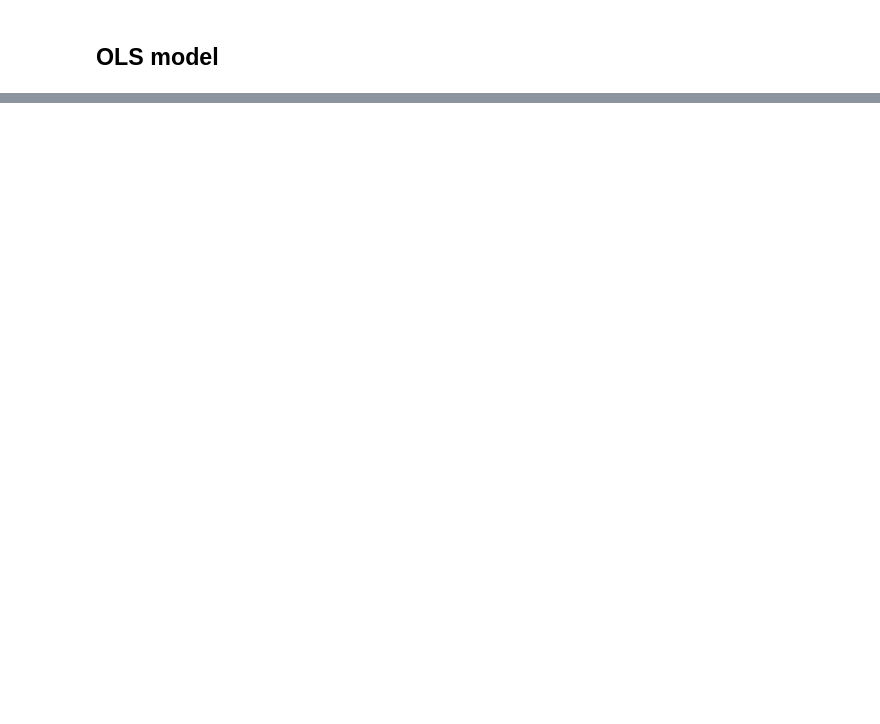
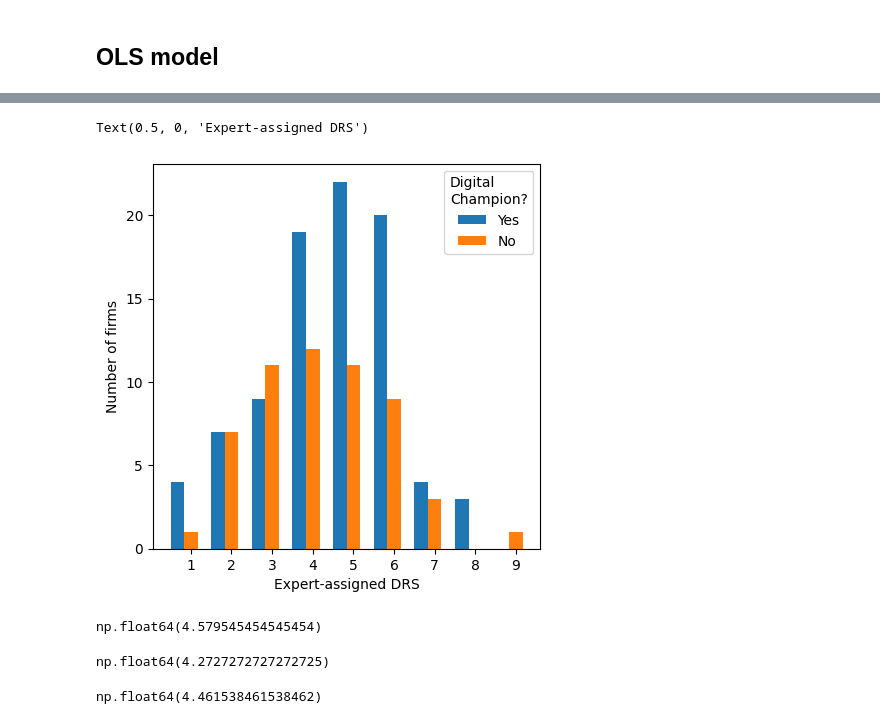
Before and after one commit to roughhawkbit/digi-inno-road-prod, a Jupyter notebook: analysis/DataCharacterisationForPaper.ipynb, the cells around one changed output, grey strips where cells are left out. Cells and saved outputs as stored; diff of their text form; code cells hidden in the pictures; blank space fills up the shorter version.

Commit message:
Plot DRS vs Digital Champion for only filtered firms

```diff
--- a/analysis/DataCharacterisationForPaper.ipynb
+++ b/analysis/DataCharacterisationForPaper.ipynb
@@ -660,0 +714,43 @@ Notes:
+# %%
+n_categories = 2
+x = numpy.arange(1, len(DRS_LEVELS)+1)
+width = 1/(n_categories+1)
+
+fig, ax = matplotlib.pyplot.subplots(figsize=(5,5))
+
+multiplier = -1
+
+for champ in [True, False]:
+  offset = width * multiplier
+  y = key_vars_df[key_vars_df['Digital Champion?'] == champ].groupby('DRS').size()
+  y = y.reindex(range(1, len(DRS_LEVELS)+1), fill_value=0)
+  rects = ax.bar(
+      x + offset,
+      y,
+      width,
+      label=champ
+  )
+  rects.set_label('Yes' if champ else 'No')
+  multiplier += 1
+
+ax.set_xticks(x)
+
+ax.legend(title="Digital\nChampion?")
+
+ax.set_ylabel('Number of firms')
+ax.set_xlabel('Expert-assigned DRS')
+# %% [output]
+Text(0.5, 0, 'Expert-assigned DRS')
+[figure, added]
+# %%
+key_vars_df[key_vars_df['Digital Champion?'] == 1]['DRS'].mean()
+# %% [output]
+np.float64(4.579545454545454)
+# %%
+key_vars_df[key_vars_df['Digital Champion?'] == 0]['DRS'].mean()
+# %% [output]
+np.float64(4.2727272727272725)
+# %%
+key_vars_df['DRS'].mean()
+# %% [output]
+np.float64(4.461538461538462)
```
Also changed, not shown: parts of 8 cells of this notebook.
